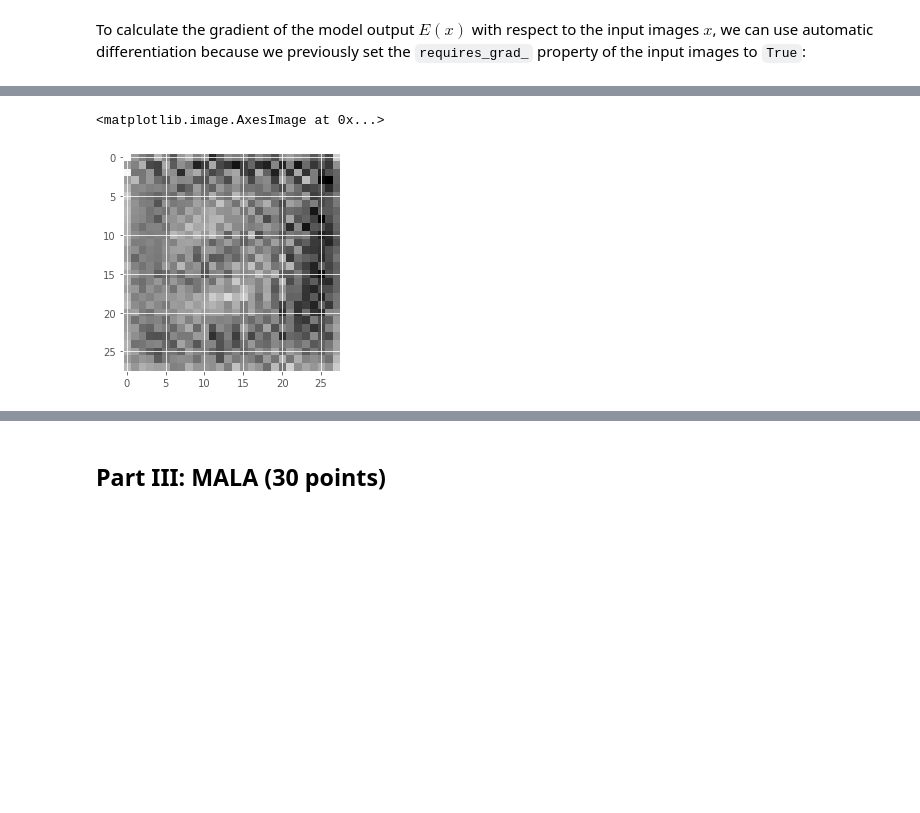
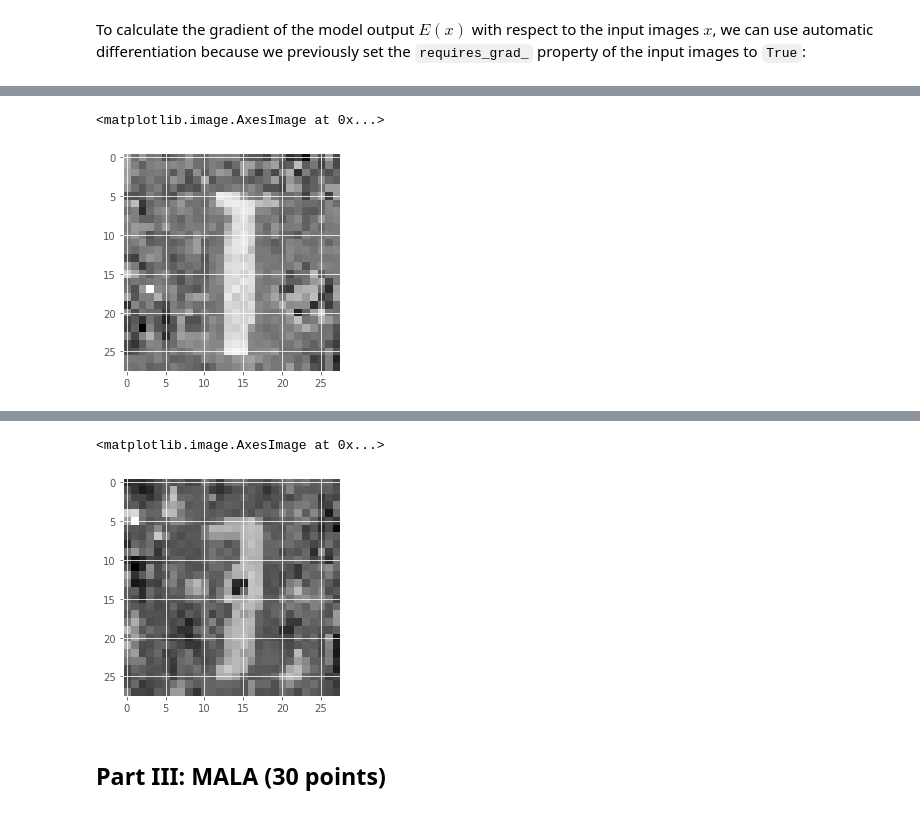
Before and after one commit to Hannibal96/Statistical-Methods-in-Image-Processing-EE-048954, a Jupyter notebook: HW2_Spring2022_Langevin_Dynamics_and_EBMs.ipynb, the cells around one changed output, grey strips where cells are left out. Saved outputs shown, nothing was run; the diff lists cells and outputs as text; code cells hidden in the pictures; blank space fills up the shorter version.

```diff
--- a/HW2_Spring2022_Langevin_Dynamics_and_EBMs.ipynb
+++ b/HW2_Spring2022_Langevin_Dynamics_and_EBMs.ipynb
@@ -318,20 +318,31 @@ Use $\sqrt{2\varepsilon}=\frac{2}{256}$ and $N \sim \mathcal{N}(0,I)$. Note that
 def to_np(x):
     return x.cpu().detach().numpy()
 # %%
-imgs = torch.rand((n_imgs, 1, 28, 28), device=device)
-imgs.requires_grad_(True)
-factored_epsilon = 3/256
-epsilon = (factored_epsilon ** 2) / 2
-for k in tqdm.tqdm(range(2000)):
-    energy = ebm(imgs)
-    grad = torch.autograd.grad(energy.sum(), imgs)[0]
-    noise = torch.randn(imgs.shape).to(device)
-    imgs = imgs + epsilon * grad + factored_epsilon * noise
+def mnist_langevin(imgs, K=2000, factored_epsilon = 2/256):
+    imgs = torch.rand((n_imgs, 1, 28, 28), device=device)
+    imgs.requires_grad_(True)
+    epsilon = (factored_epsilon ** 2) / 2
+    for k in tqdm.tqdm(range(K)):
+        energy = ebm(imgs)
+        grad = -torch.autograd.grad(energy.sum(), imgs)[0]
+        noise = torch.randn(imgs.shape).to(device)
+        imgs = imgs + epsilon * grad + factored_epsilon * noise
+    return imgs
+# %%
+imgs = mnist_langevin(imgs=imgs, K=2000, factored_epsilon=3/256)
 # %%
 idx = np.random.choice(30)
 plt.imshow(to_np(imgs[idx][0]), cmap='gray')
 # %% [output]
 <matplotlib.image.AxesImage at 0x...>
-[figure, old version]
+[figure, new version]
 # %% [markdown]
 <img src="https://img.icons8.com/offices/80/000000/making-notes.png" style="height:30px;display:inline\">**<span style="color:red">Task 6</span>**. Repeat the previous task for $K=2000$ iterations, this time with $\sqrt{2\varepsilon}=\frac{3}{256}$. Present the final samples and discuss the results comparing to the previous section.
+# %%
+imgs = mnist_langevin(imgs=imgs, K=2000, factored_epsilon=3/256)
+# %%
+idx = np.random.choice(30)
+plt.imshow(to_np(imgs[idx][0]), cmap='gray')
+# %% [output]
+<matplotlib.image.AxesImage at 0x...>
+[figure, added]
```
Also changed, not shown: parts of 14 cells of this notebook.
